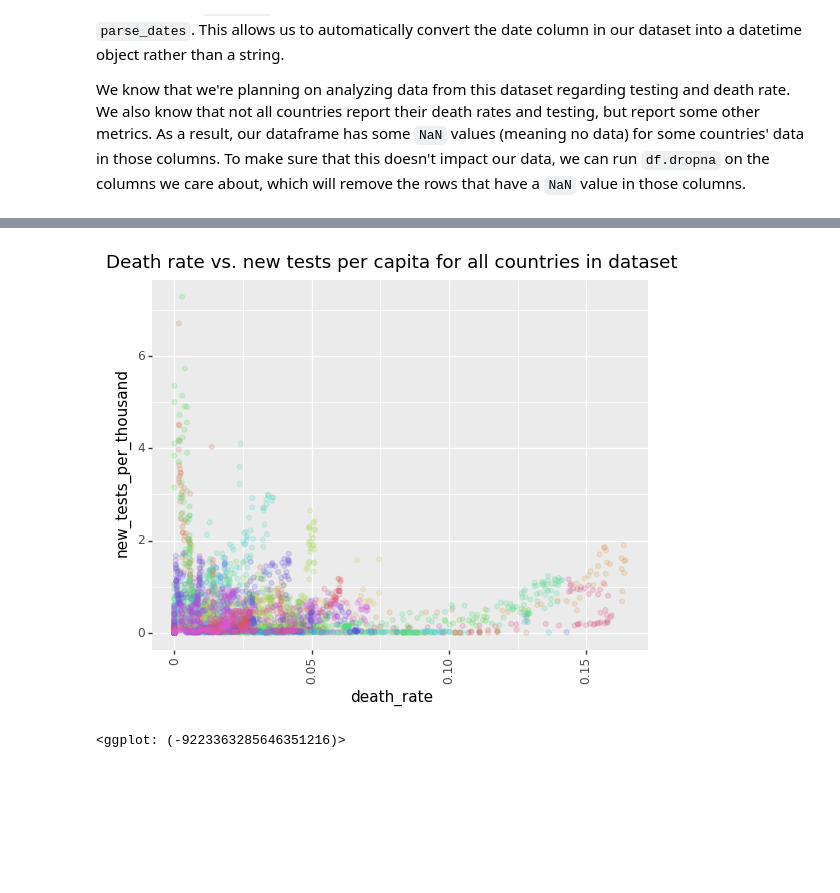
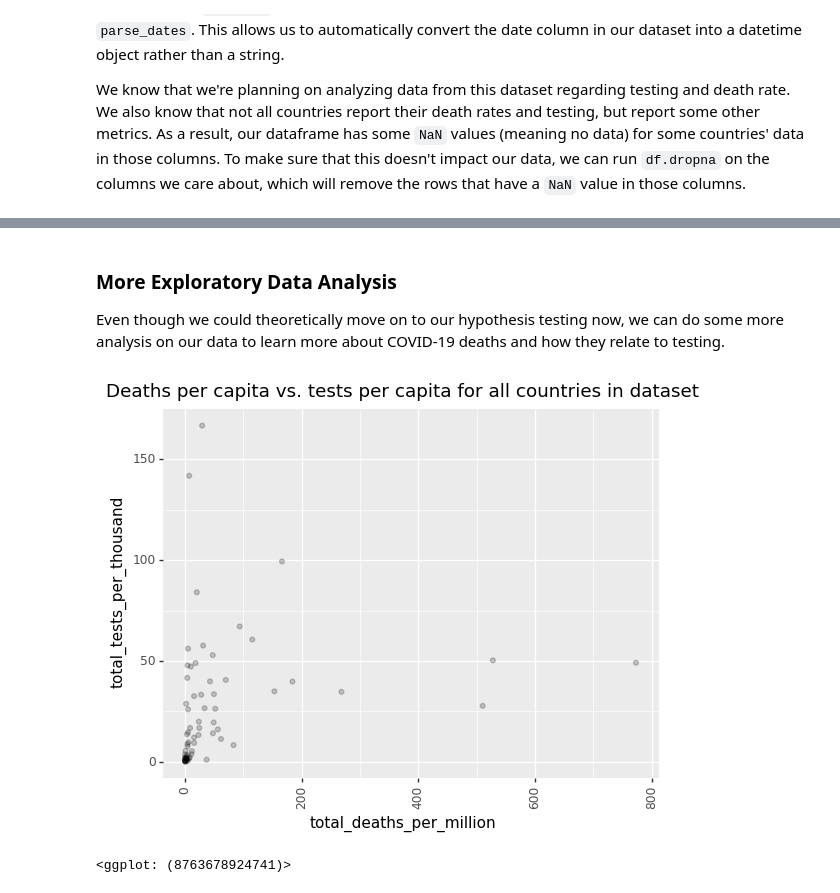
Before and after one commit to plato2000/covid19-datascience-tutorial, a Jupyter notebook: CMSC320_Final_Project.ipynb, the cells around one changed output, grey strips where cells are left out. Saved outputs shown, nothing was run; the diff lists cells and outputs as text; code cells hidden in the pictures; blank space fills up the shorter version.

```diff
--- a/CMSC320_Final_Project.ipynb
+++ b/CMSC320_Final_Project.ipynb
@@ -28,6 +33,6 @@ The first step to any data science project is to figure out what data we're goin
 # %%
 df = pd.read_csv("https://covid.ourworldindata.org/data/owid-covid-data.csv", parse_dates=[2])
-df = df.dropna(subset=['total_cases', 'new_cases', 'total_tests', 'new_tests'])
+df = df.dropna(subset=['location', 'date', 'new_tests', 'total_tests_per_thousand', 'population_density', 'gdp_per_capita', 'total_deaths_per_million', 'male_smokers', 'female_smokers'])
 df
 # %% [output]
 |  | iso_code | location | date | total_cases | new_cases | total_deaths | new_deaths | total_cases_per_million | ... |
@@ -94,2 +103,0 @@ countries_to_analyze = ["United States", "South Korea", "Norway", "India", "Arge
-# %%
-df["death_rate"] = df["total_deaths"] / df["total_cases"]
@@ -96,15 +116,15 @@ df["death_rate"] = df["total_deaths"] / df["total_cases"]
+# %% [markdown]
+### More Exploratory Data Analysis
+
+Even though we could theoretically move on to our hypothesis testing now, we can do some more analysis on our data to learn more about COVID-19 deaths and how they relate to testing.
 # %%
-
-# (ggplot(df.loc[df["location"].isin(countries_to_analyze)])
-(ggplot(df)
-    + aes(x="death_rate", y="new_tests_per_thousand", color="location")
+agg_data = df.groupby("location").agg({"total_tests_per_thousand": "max", "total_deaths_per_million": "max"})
+(ggplot(agg_data)
+    + aes(x="total_deaths_per_million", y="total_tests_per_thousand")
     + geom_point(alpha=0.2)
-    # + geom_smooth(span=0.1)
-    # + xlab("Date")
-    # + ylab("Total Tests per Thousand")
-    + ggtitle("Death rate vs. new tests per capita for all countries in dataset")
+    + ggtitle("Deaths per capita vs. tests per capita for all countries in dataset")
     + theme(axis_text_x=element_text(angle=90, vjust=1))
     + scale_color_discrete(guide=False))
 # %% [output]
-[figure, old version]
+[figure, new version]
-<ggplot: (-9223363285646351216)>
+<ggplot: (8763678924741)>
```
Also changed, not shown: parts of 35 cells of this notebook.
